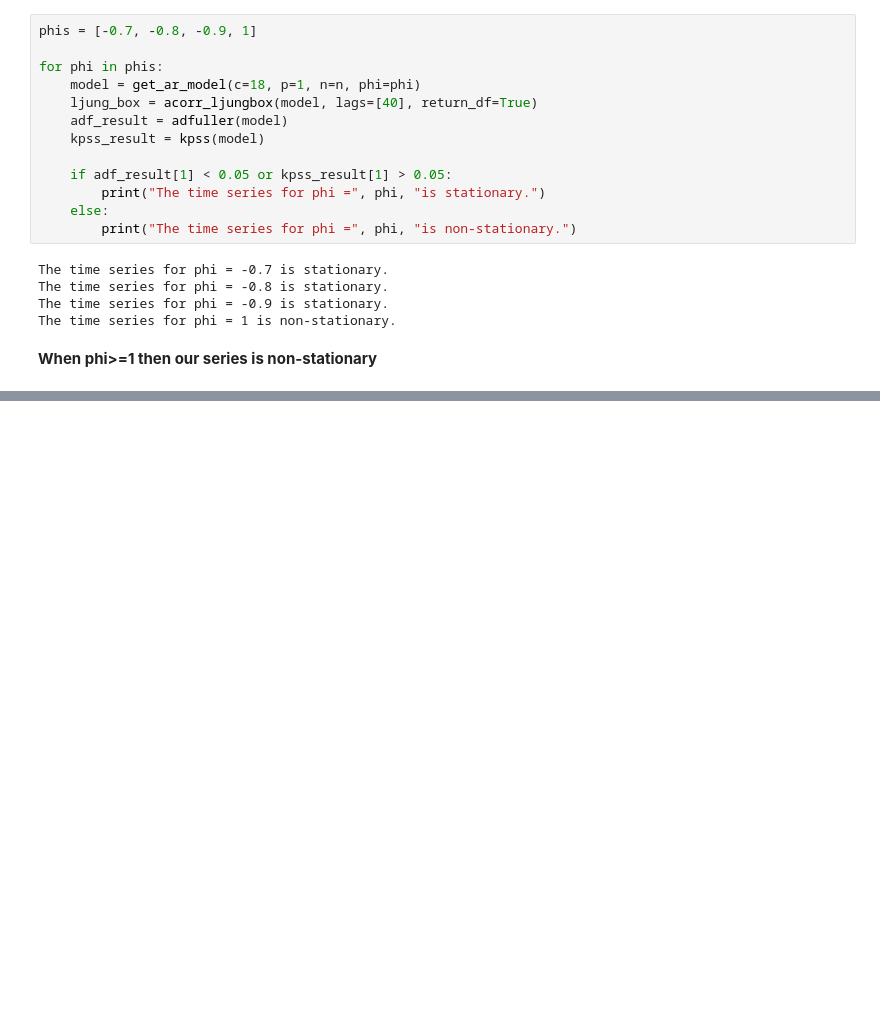
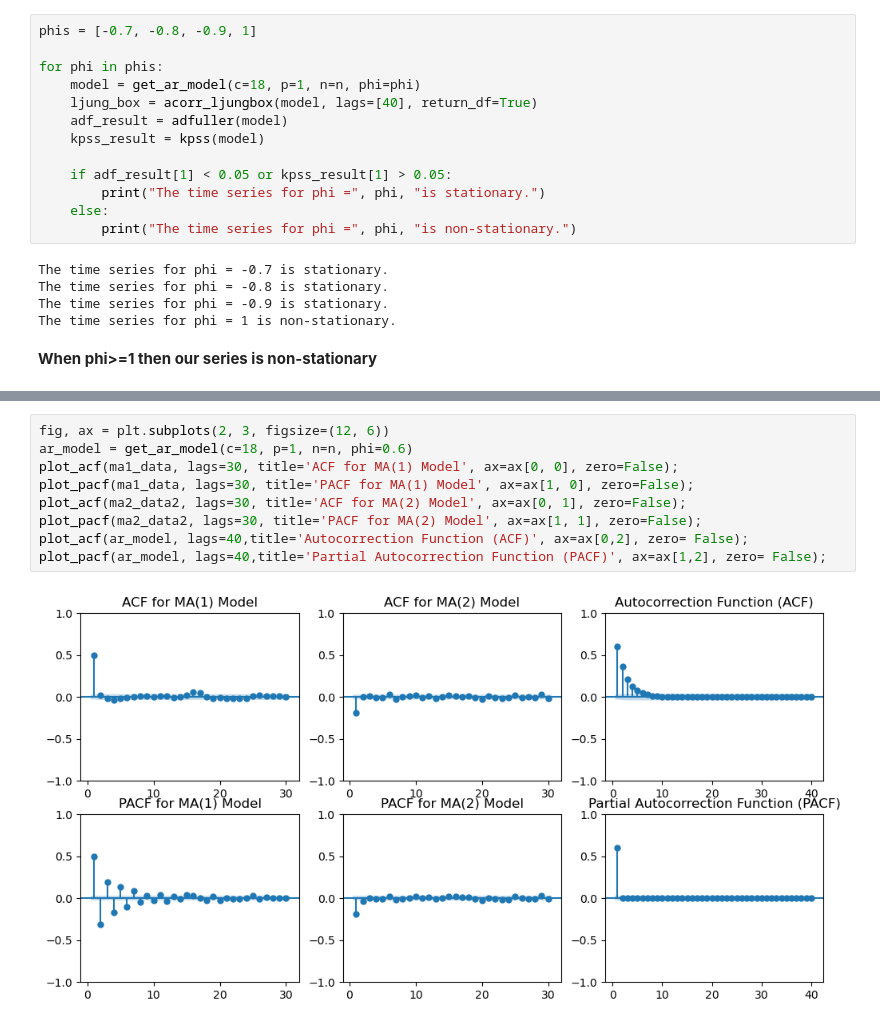
Before and after one commit to damianSte/TimeSeriesAnalysisLabs, a Jupyter notebook: Lab5/Task_1_Lab5.ipynb, the cells around one changed output, grey strips where cells are left out. Saved outputs shown, nothing was run; the diff lists cells and outputs as text; blank space fills up the shorter version.

```diff
--- a/Lab5/Task_1_Lab5.ipynb
+++ b/Lab5/Task_1_Lab5.ipynb
@@ -158,0 +180,11 @@ The time series for phi = 1 is non-stationary.
+# %%
+fig, ax = plt.subplots(2, 3, figsize=(12, 6))
+ar_model = get_ar_model(c=18, p=1, n=n, phi=0.6)
+plot_acf(ma1_data, lags=30, title='ACF for MA(1) Model', ax=ax[0, 0], zero=False);
+plot_pacf(ma1_data, lags=30, title='PACF for MA(1) Model', ax=ax[1, 0], zero=False);
+plot_acf(ma2_data2, lags=30, title='ACF for MA(2) Model', ax=ax[0, 1], zero=False);
+plot_pacf(ma2_data2, lags=30, title='PACF for MA(2) Model', ax=ax[1, 1], zero=False);
+plot_acf(ar_model, lags=40,title='Autocorrection Function (ACF)', ax=ax[0,2], zero= False);
+plot_pacf(ar_model, lags=40,title='Partial Autocorrection Function (PACF)', ax=ax[1,2], zero= False);
+# %% [output]
+[figure, added]
```
Also changed, not shown: parts of 10 cells of this notebook, 1 other file.
